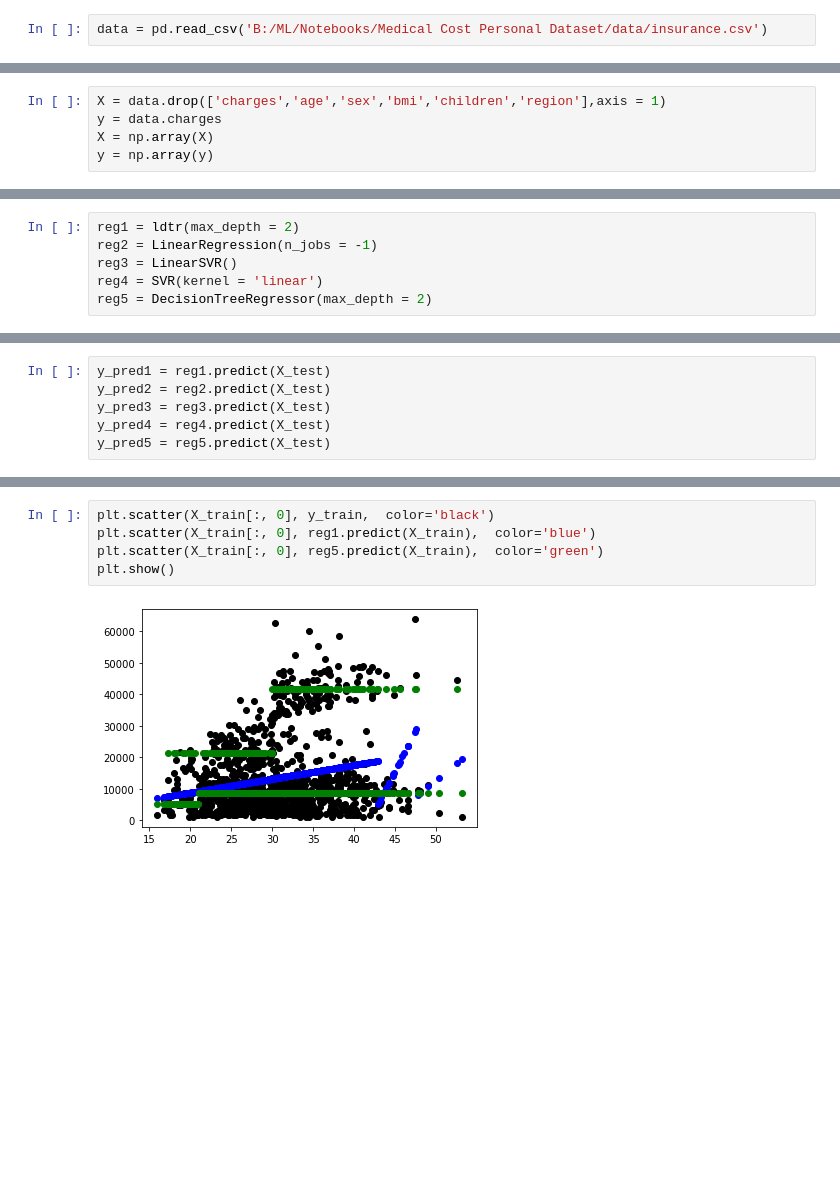
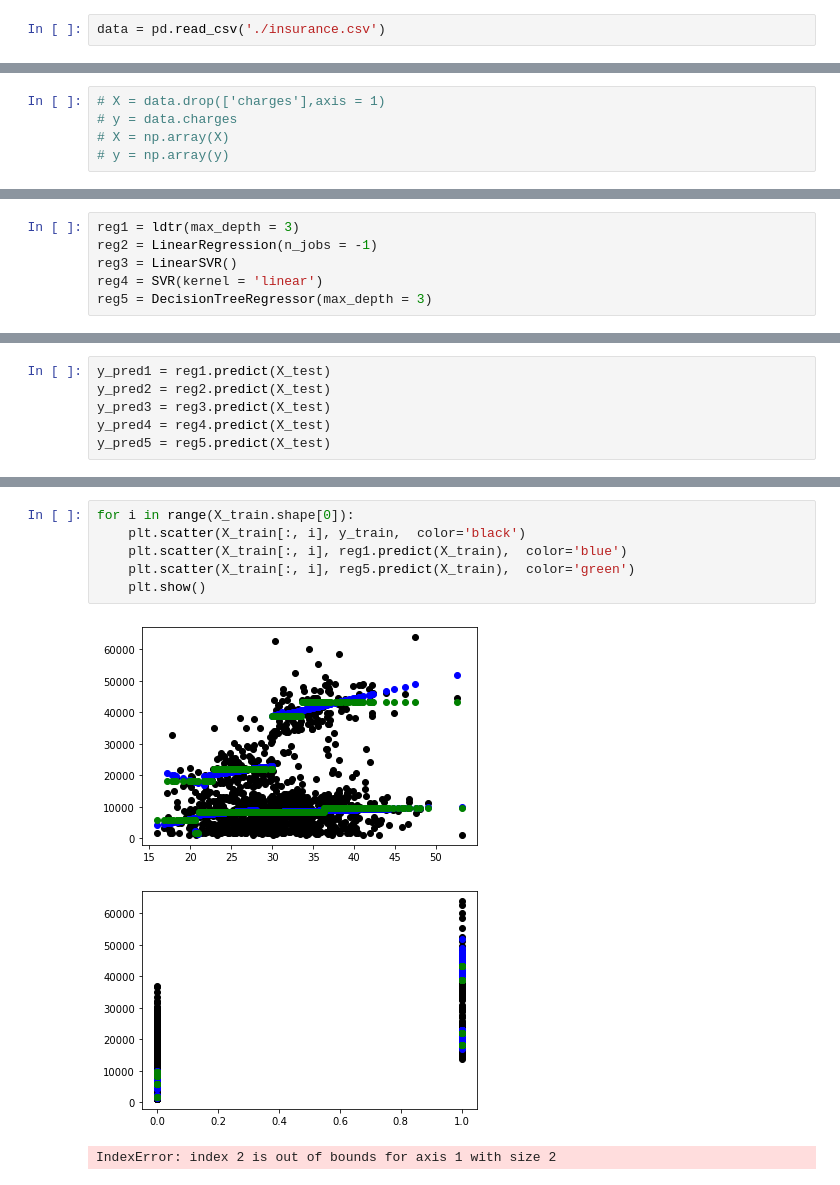
Before and after one commit to Nihal2000/sklearn-dev-0.0, a Jupyter notebook: test_0.1.ipynb, the cells around one changed output, grey strips where cells are left out. Cells and saved outputs as stored; diff of their text form; blank space fills up the shorter version.

```diff
--- a/test_0.1.ipynb
+++ b/test_0.1.ipynb
@@ -16,7 +16,7 @@ from sklearn.preprocessing import StandardScaler
 from sklearn.datasets import make_regression
 from sklearn.model_selection import train_test_split
 # %%
-data = pd.read_csv('B:/ML/Notebooks/Medical Cost Personal Dataset/data/insurance.csv')
+data = pd.read_csv('./insurance.csv')
 # %%
 data.head()
 # %% [output]
@@ -68,10 +68,10 @@ y = data.charges
 X = np.array(X)
 y = np.array(y)
 # %%
-X = data.drop(['charges','age','sex','bmi','children','region'],axis = 1)
-y = data.charges
-X = np.array(X)
-y = np.array(y)
+# X = data.drop(['charges'],axis = 1)
+# y = data.charges
+# X = np.array(X)
+# y = np.array(y)
 # %%
 X_train,X_test,y_train,y_test = train_test_split(X,y,test_size = 0.2)
 # %%
@@ -85,11 +85,11 @@ print(y_test.shape)
 (1070,)
 (268,)
 # %%
-reg1 = ldtr(max_depth = 2)
+reg1 = ldtr(max_depth = 3)
 reg2 = LinearRegression(n_jobs = -1)
 reg3 = LinearSVR()
 reg4 = SVR(kernel = 'linear')
-reg5 = DecisionTreeRegressor(max_depth = 2)
+reg5 = DecisionTreeRegressor(max_depth = 3)
 # %%
 reg1.fit(X_train, y_train)
 reg2.fit(X_train, y_train)
@@ -140,7 +140,10 @@ Mean squared error: 34150316.15
 # %%
-plt.scatter(X_train[:, 0], y_train,  color='black')
-plt.scatter(X_train[:, 0], reg1.predict(X_train),  color='blue')
-plt.scatter(X_train[:, 0], reg5.predict(X_train),  color='green')
-plt.show()
+for i in range(X_train.shape[0]):
+    plt.scatter(X_train[:, i], y_train,  color='black')
+    plt.scatter(X_train[:, i], reg1.predict(X_train),  color='blue')
+    plt.scatter(X_train[:, i], reg5.predict(X_train),  color='green')
+    plt.show()
 # %% [output]
-[figure, old version]
+[figure, new version]
+[figure, added]
+IndexError: index 2 is out of bounds for axis 1 with size 2
```
Also changed, not shown: parts of 5 cells of this notebook, 4 other files.
